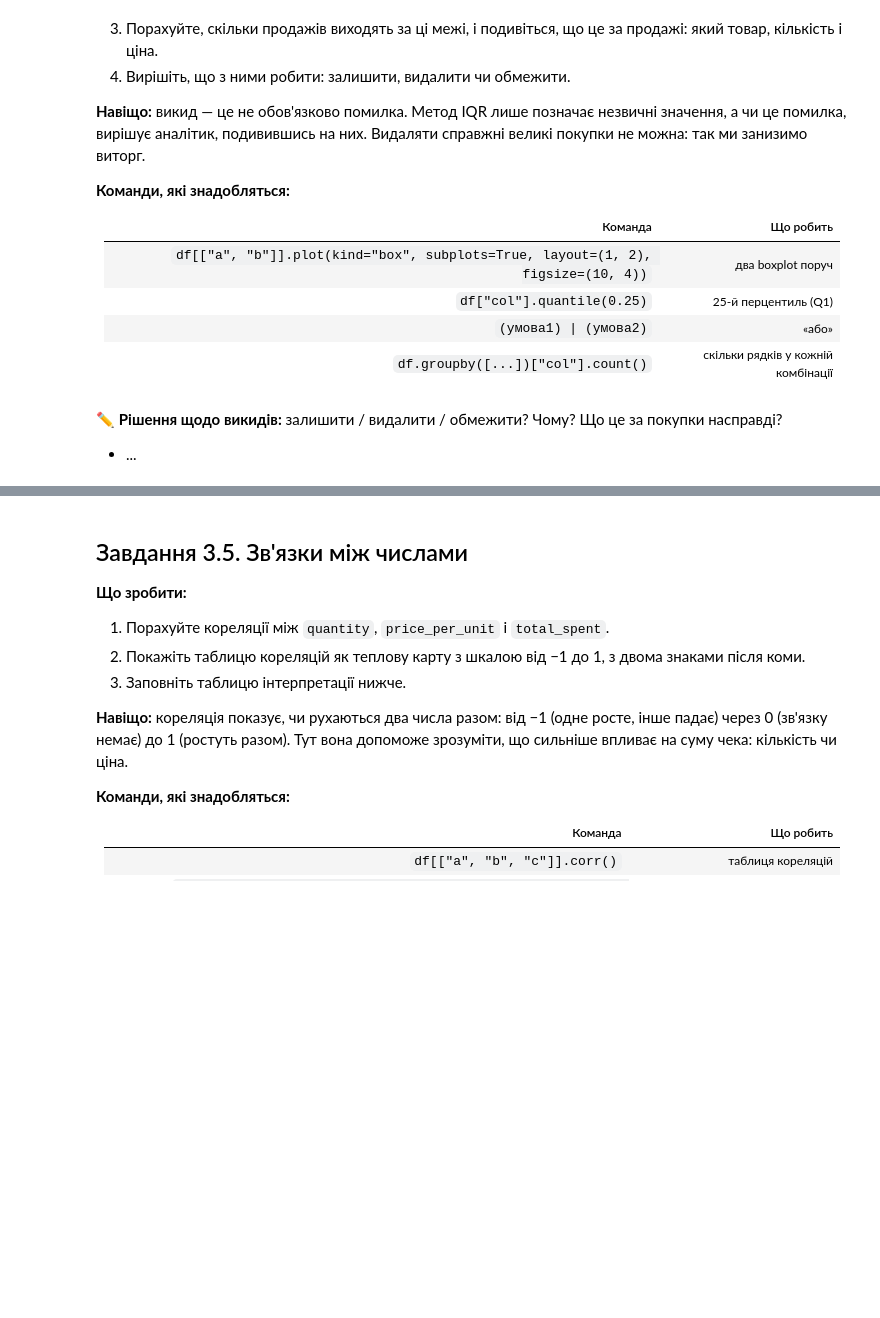
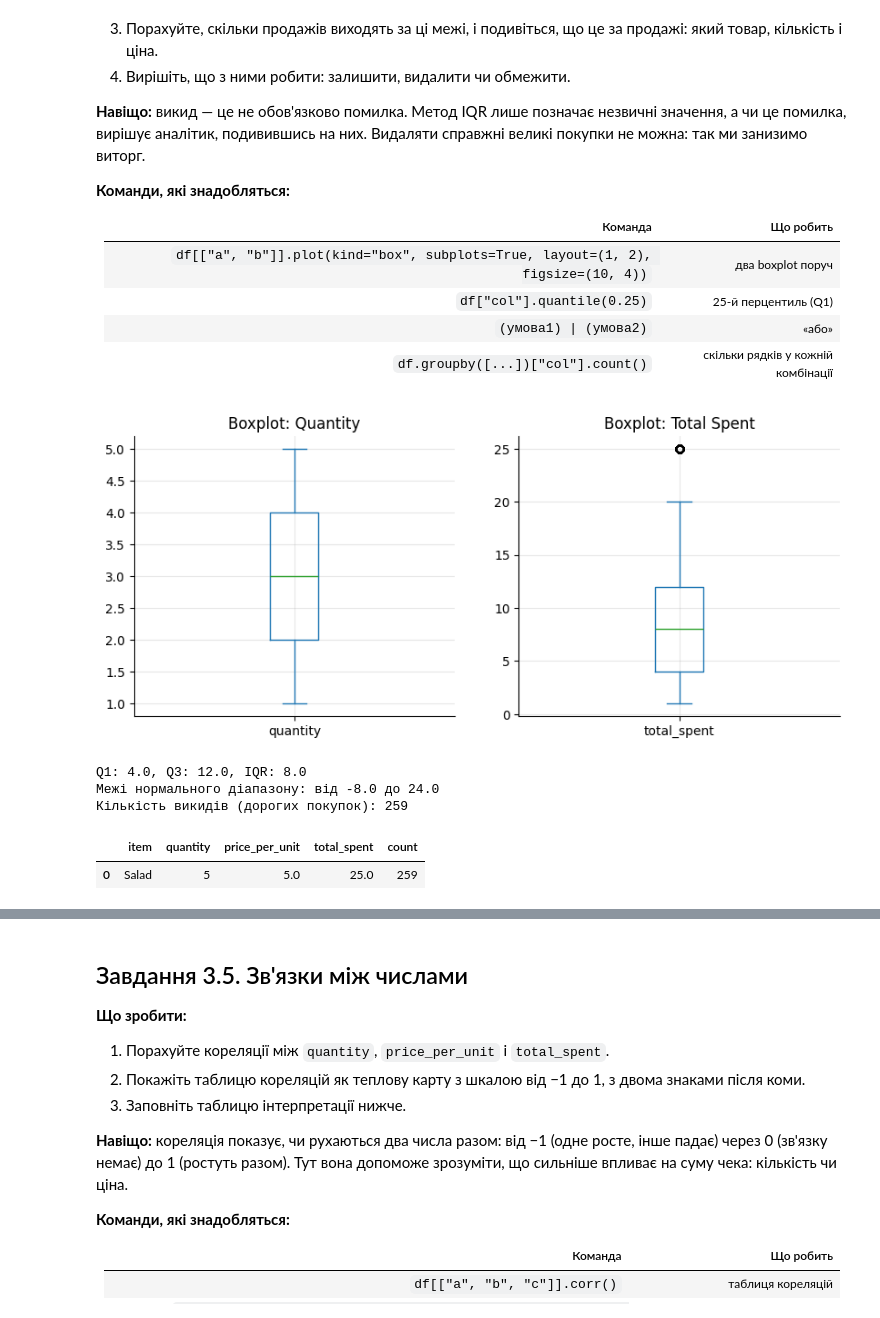
Before and after one commit to Ganss77/Cafe_sales_DTA, a Jupyter notebook: Копія_записника_"Pandas_lesson_03_04_11_26_training_project_cafe_sales_ipynb".ipynb, the cells around one changed output, grey strips where cells are left out. Saved outputs shown, nothing was run; the diff lists cells and outputs as text; code cells hidden in the pictures; blank space fills up the shorter version.

```diff
--- a/Копія_записника_"Pandas_lesson_03_04_11_26_training_project_cafe_sales_ipynb".ipynb
+++ b/Копія_записника_"Pandas_lesson_03_04_11_26_training_project_cafe_sales_ipynb".ipynb
@@ -992,4 +1085,30 @@ print(f"{len(ex)} --> {len(ex.dropna())}")
-# %% [markdown]
-✏️ **Рішення щодо викидів:** залишити / видалити / обмежити? Чому? Що це за покупки насправді?
-
-- ...
+# %%
+# 1. Boxplot для кількості та суми
+fig, axes = plt.subplots(1, 2, figsize=(10, 4))
+df[['quantity']].plot(kind='box', ax=axes[0])
+axes[0].set_title('Boxplot: Quantity')
+df[['total_spent']].plot(kind='box', ax=axes[1])
+axes[1].set_title('Boxplot: Total Spent')
+plt.show()
+
+# 2. Розрахунок меж IQR для total_spent
+Q1 = df['total_spent'].quantile(0.25)
+Q3 = df['total_spent'].quantile(0.75)
+IQR = Q3 - Q1
+lower_bound = Q1 - 1.5 * IQR
+upper_bound = Q3 + 1.5 * IQR
+
+print(f"Q1: {Q1}, Q3: {Q3}, IQR: {IQR}")
+print(f"Межі нормального діапазону: від {lower_bound} до {upper_bound}")
+
+# 3. Аналіз викидів
+outliers = df[df['total_spent'] > upper_bound]
+print(f"Кількість викидів (дорогих покупок): {len(outliers)}")
+display(outliers.groupby(['item', 'quantity', 'price_per_unit', 'total_spent']).size().reset_index(name='count'))
+# %% [output]
+[figure, added]
+Q1: 4.0, Q3: 12.0, IQR: 8.0
+Межі нормального діапазону: від -8.0 до 24.0
+Кількість викидів (дорогих покупок): 259
+|  | item | quantity | price_per_unit | total_spent | count |
+| 0 | Salad | 5 | 5.0 | 25.0 | 259 |
```
Also changed, not shown: parts of 24 cells of this notebook.
